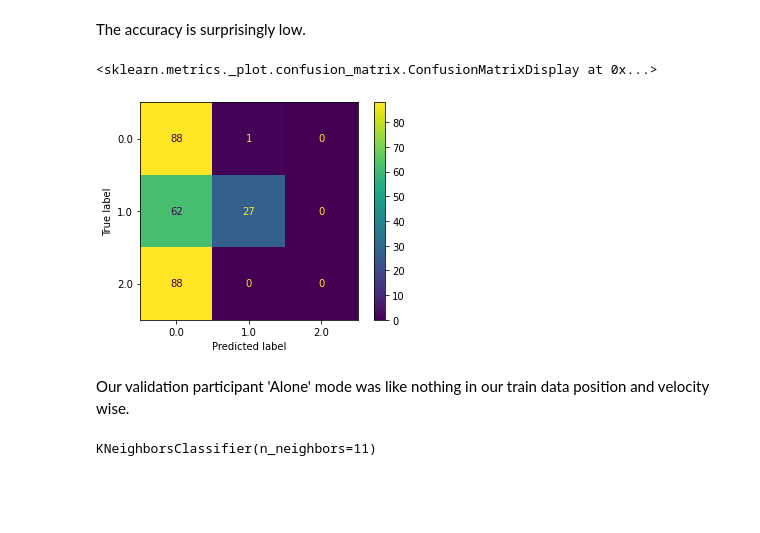
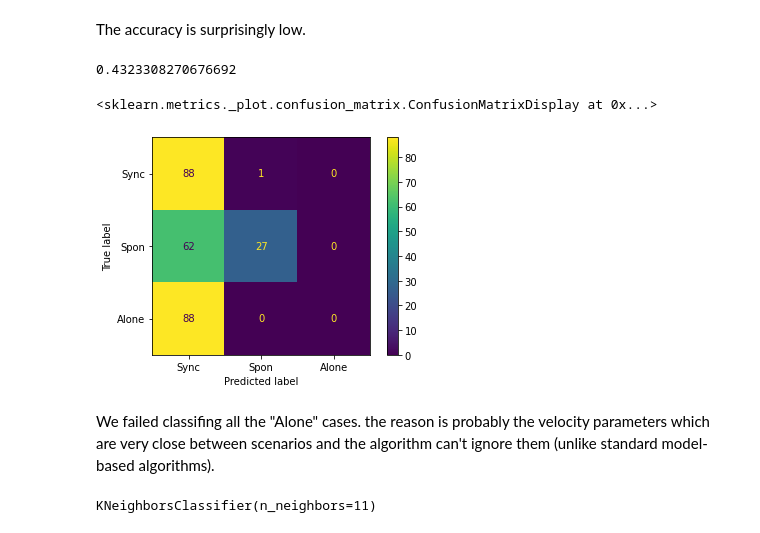
Before and after one commit to oridarshan/data-visualization-project, a Jupyter notebook: Hands Classification.ipynb, the cells around one changed output. Drawn from its saved outputs; the diff is of its cells as text; code cells hidden in the pictures; blank space fills up the shorter version.

```diff
--- a/Hands Classification.ipynb
+++ b/Hands Classification.ipynb
@@ -1401,6 +1401,8 @@ Text(0.5, 1.0, 'score for neighbors')
 f_knnc=grid.best_estimator_
 f_knnc.fit(f_X_train,y_train)
 # evaluation
+print(f_knnc.score(f_X_val,y_val))
 from sklearn.metrics import plot_confusion_matrix
-plot_confusion_matrix(f_knnc, f_X_val, y_val)
+labels=['Sync','Spon','Alone']
+plot_confusion_matrix(f_knnc, f_X_val, y_val,display_labels=labels)
 # %% [output]
@@ -1438,14 +1441,15 @@ The accuracy is surprisingly low.
 # %%
 pv_knnc=grid.best_estimator_
 pv_knnc.fit(pv_X_train,y_train)
 # evaluation
-from sklearn.metrics import plot_confusion_matrix
-plot_confusion_matrix(pv_knnc, pv_X_val, y_val)
+print(pv_knnc.score(pv_X_val,y_val))
+plot_confusion_matrix(pv_knnc, pv_X_val, y_val,display_labels=labels)
 # %% [output]
-<sklearn.metrics._plot.confusion_matrix.ConfusionMatrixDisplay at 0x...>
+0.4323308270676692
+<sklearn.metrics._plot.confusion_matrix.ConfusionMatrixDisplay at 0x...>
-[figure, old version]
+[figure, new version]
-# %% [markdown]
-Our validation participant 'Alone' mode was like nothing in our train data position and velocity wise.
+# %% [markdown]
+We failed classifing all the "Alone" cases. the reason is probably the velocity parameters which are very close between scenarios and the algorithm can't ignore them (unlike standard model-based algorithms).
 # %%
 #final estimator for future use
 pv_knnc.fit(pv_X,y)
```
Also changed, not shown: parts of 49 cells of this notebook.
